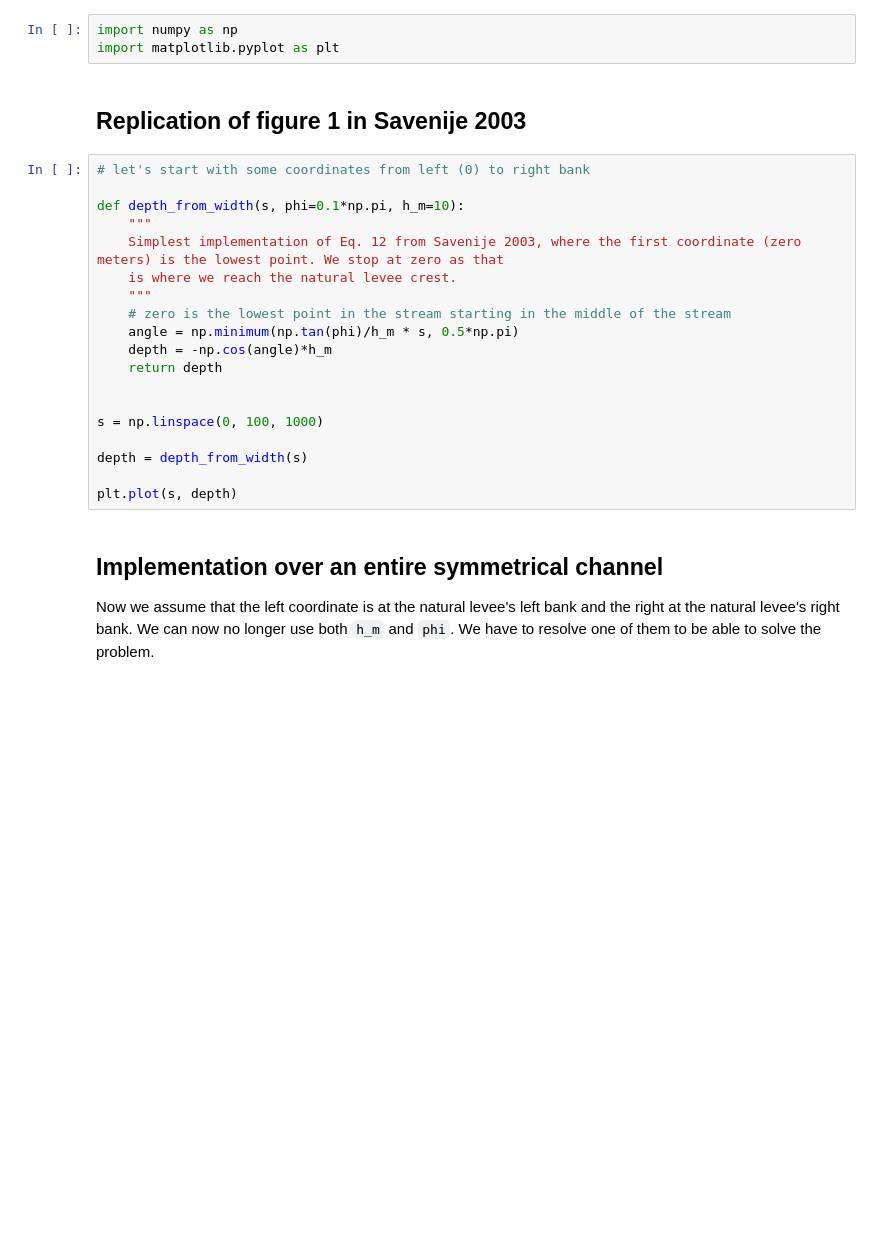
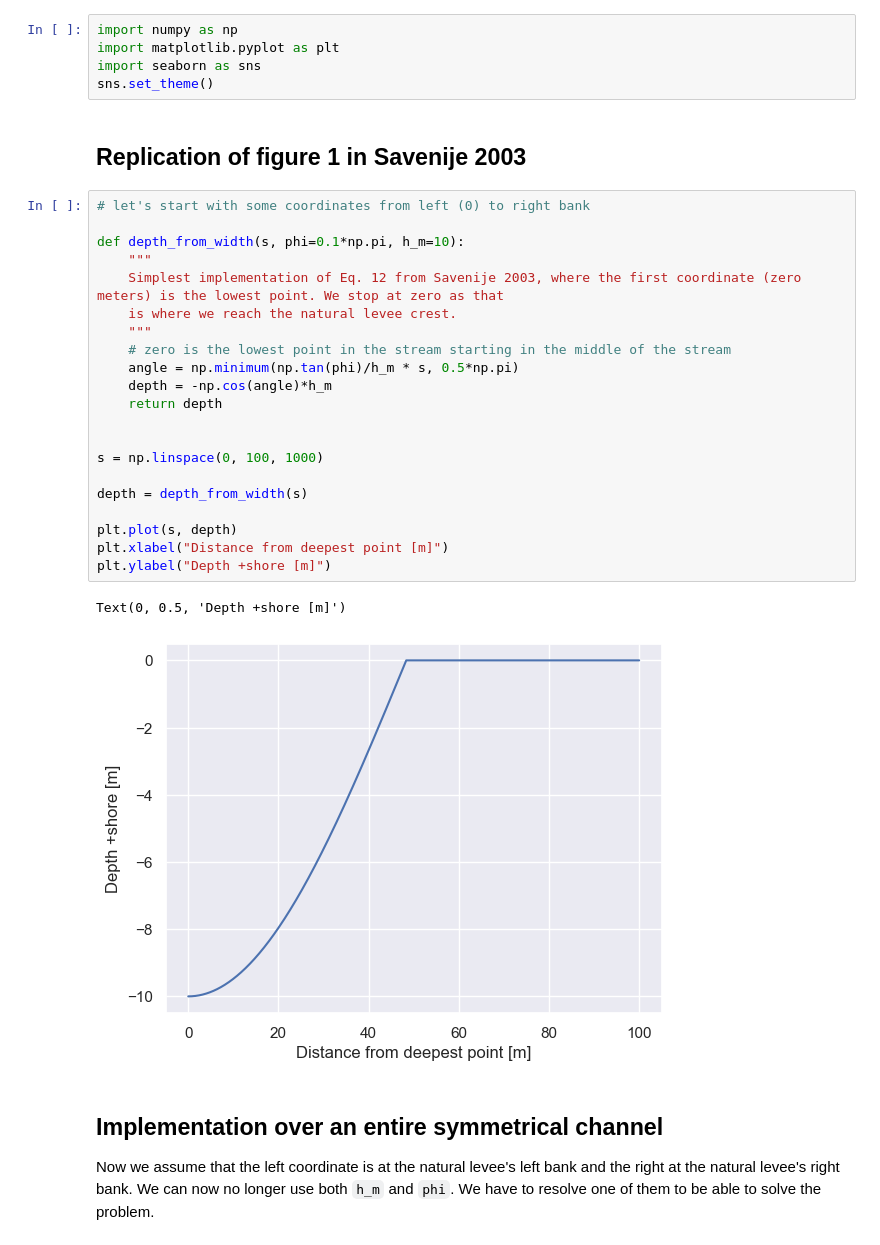
Before and after one commit to localdevices/ORProfile, a Jupyter notebook: notebooks/Lacey_implementation.ipynb, the cells around one changed output. Cells and saved outputs as stored; diff of their text form; blank space fills up the shorter version.

```diff
--- a/notebooks/Lacey_implementation.ipynb
+++ b/notebooks/Lacey_implementation.ipynb
@@ -4,27 +4,34 @@ A bed profile model is required to estimate the bathymetry of a channel in 2D. H
 # %%
 import numpy as np
 import matplotlib.pyplot as plt
+import seaborn as sns
+sns.set_theme()
 # %% [markdown]
 ## Replication of figure 1 in Savenije 2003
 # %%
 # let's start with some coordinates from left (0) to right bank
 
 def depth_from_width(s, phi=0.1*np.pi, h_m=10):
     """
     Simplest implementation of Eq. 12 from Savenije 2003, where the first coordinate (zero meters) is the lowest point. We stop at zero as that
     is where we reach the natural levee crest.
     """
     # zero is the lowest point in the stream starting in the middle of the stream
     angle = np.minimum(np.tan(phi)/h_m * s, 0.5*np.pi)
     depth = -np.cos(angle)*h_m
     return depth
 
 
 s = np.linspace(0, 100, 1000)
 
 depth = depth_from_width(s)
 
 plt.plot(s, depth)
+plt.xlabel("Distance from deepest point [m]")
+plt.ylabel("Depth +shore [m]")
+# %% [output]
+Text(0, 0.5, 'Depth +shore [m]')
+[figure, added]
 # %% [markdown]
 ## Implementation over an entire symmetrical channel
 
```
Also changed, not shown: parts of 3 cells of this notebook, 4 other files.
